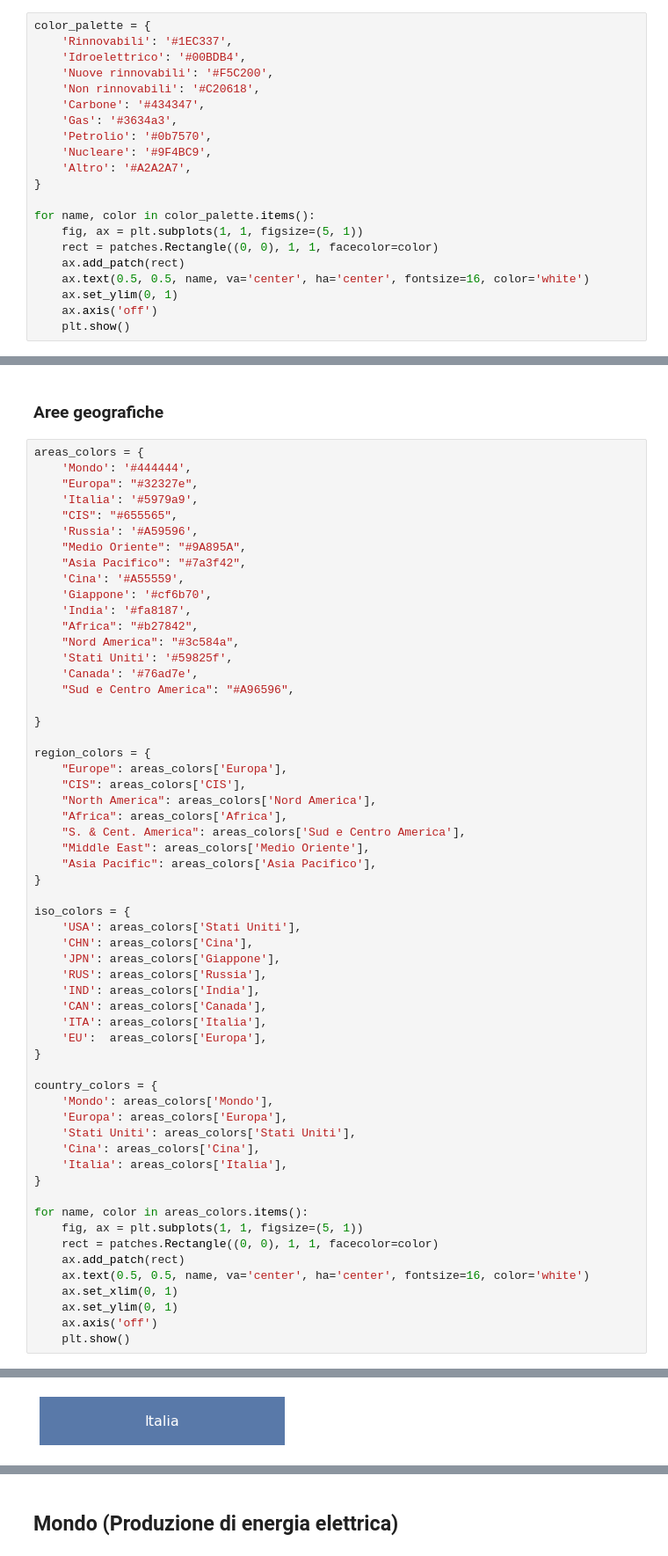
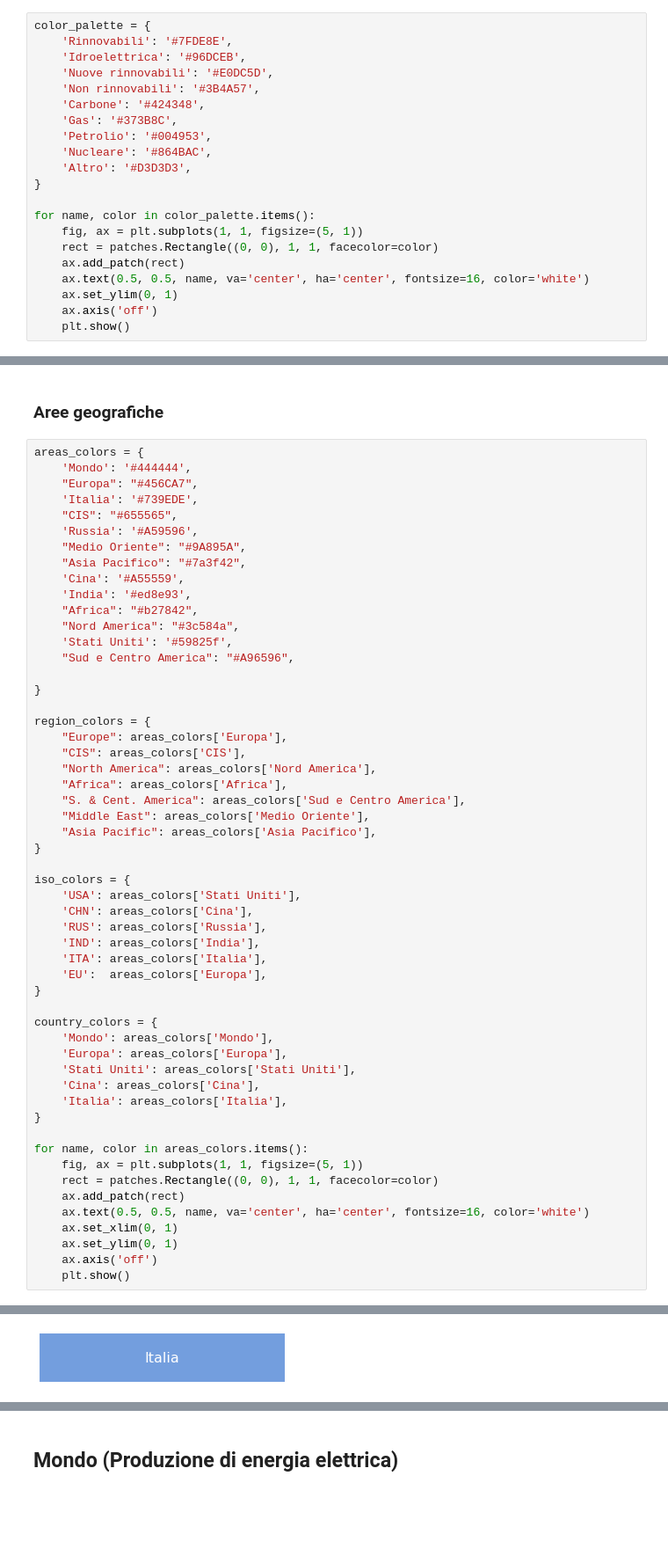
Before and after one commit to mattiamendicino/progetto-scivis, a Jupyter notebook: codice.ipynb, the cells around one changed output, grey strips where cells are left out. Shown at 88% size. Drawn from its saved outputs; the diff is of its cells as text; blank space fills up the shorter version.

```diff
--- a/codice.ipynb
+++ b/codice.ipynb
@@ -154,15 +154,15 @@ merged_data[(merged_data['ISO'] == 'ITA') & (merged_data['Year'] >= 2019)]
 ### Fonti
 # %%
 color_palette = {
-    'Rinnovabili': '#1EC337',
-    'Idroelettrico': '#00BDB4',
-    'Nuove rinnovabili': '#F5C200',
-    'Non rinnovabili': '#C20618',
-    'Carbone': '#434347',
-    'Gas': '#3634a3',
-    'Petrolio': '#0b7570',
-    'Nucleare': '#9F4BC9',
-    'Altro': '#A2A2A7',
+    'Rinnovabili': '#7FDE8E',
+    'Idroelettrica': '#96DCEB',
+    'Nuove rinnovabili': '#E0DC5D',
+    'Non rinnovabili': '#3B4A57',
+    'Carbone': '#424348',
+    'Gas': '#373B8C',
+    'Petrolio': '#004953',
+    'Nucleare': '#864BAC',
+    'Altro': '#D3D3D3',
 }
 
 for name, color in color_palette.items():
@@ -188,19 +188,17 @@ for name, color in color_palette.items():
 # %%
 areas_colors = {
     'Mondo': '#444444',
-    "Europa": "#32327e",
-    'Italia': '#5979a9',
+    "Europa": "#456CA7",
+    'Italia': '#739EDE',
     "CIS": "#655565",
     'Russia': '#A59596',
     "Medio Oriente": "#9A895A",
     "Asia Pacifico": "#7a3f42",
     'Cina': '#A55559',
-    'Giappone': '#cf6b70',
-    'India': '#fa8187',
+    'India': '#ed8e93',
     "Africa": "#b27842",
     "Nord America": "#3c584a",
     'Stati Uniti': '#59825f',
-    'Canada': '#76ad7e',
     "Sud e Centro America": "#A96596",
 
 }
@@ -218,10 +216,8 @@ region_colors = {
 iso_colors = {
     'USA': areas_colors['Stati Uniti'],
     'CHN': areas_colors['Cina'],
-    'JPN': areas_colors['Giappone'],
     'RUS': areas_colors['Russia'],
     'IND': areas_colors['India'],
-    'CAN': areas_colors['Canada'],
     'ITA': areas_colors['Italia'],
     'EU':  areas_colors['Europa'],
 }
@@ -249,4 +245,4 @@ for name, color in areas_colors.items():
-[figure, old version]
+[figure, new version]
 [figure]
 [figure]
 [figure]
```
Also changed, not shown: parts of 18 cells of this notebook, 1 other file.
